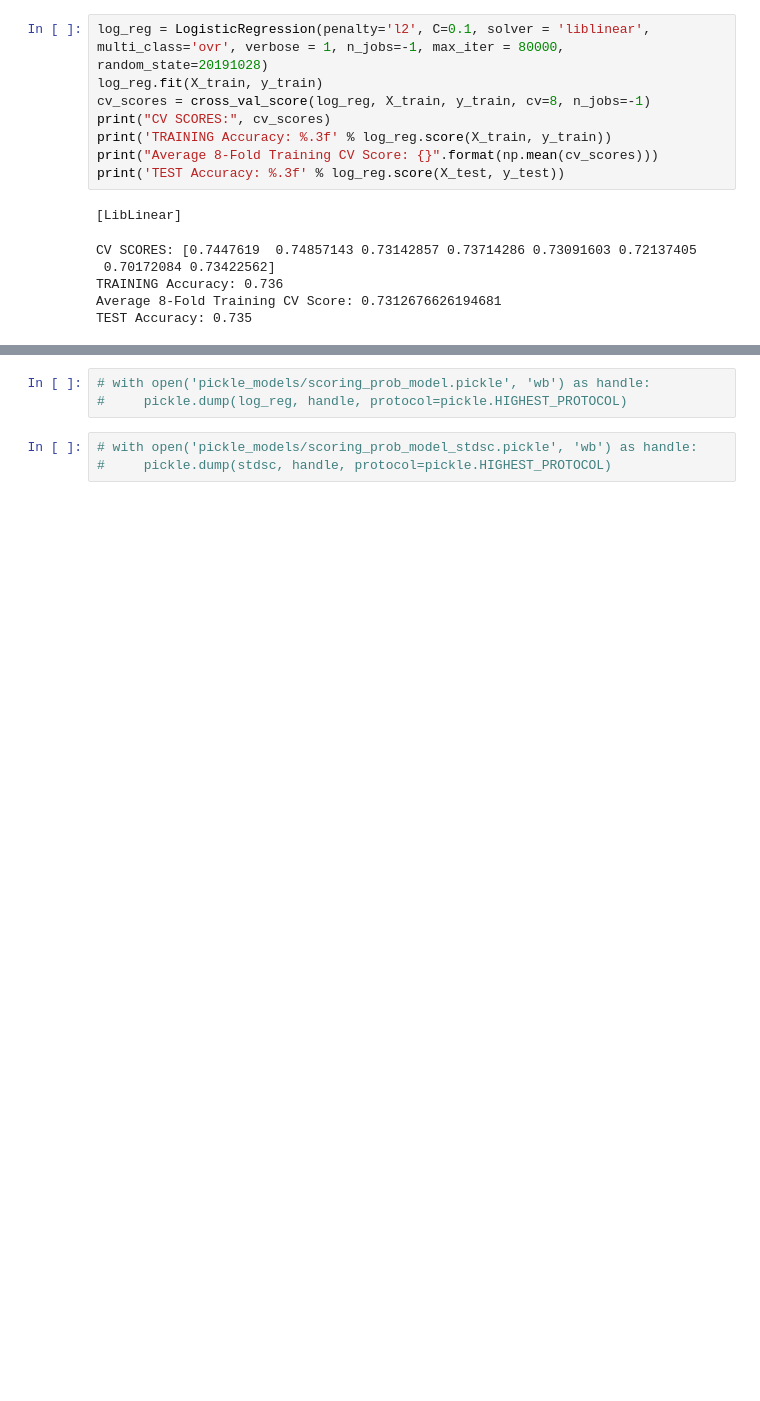
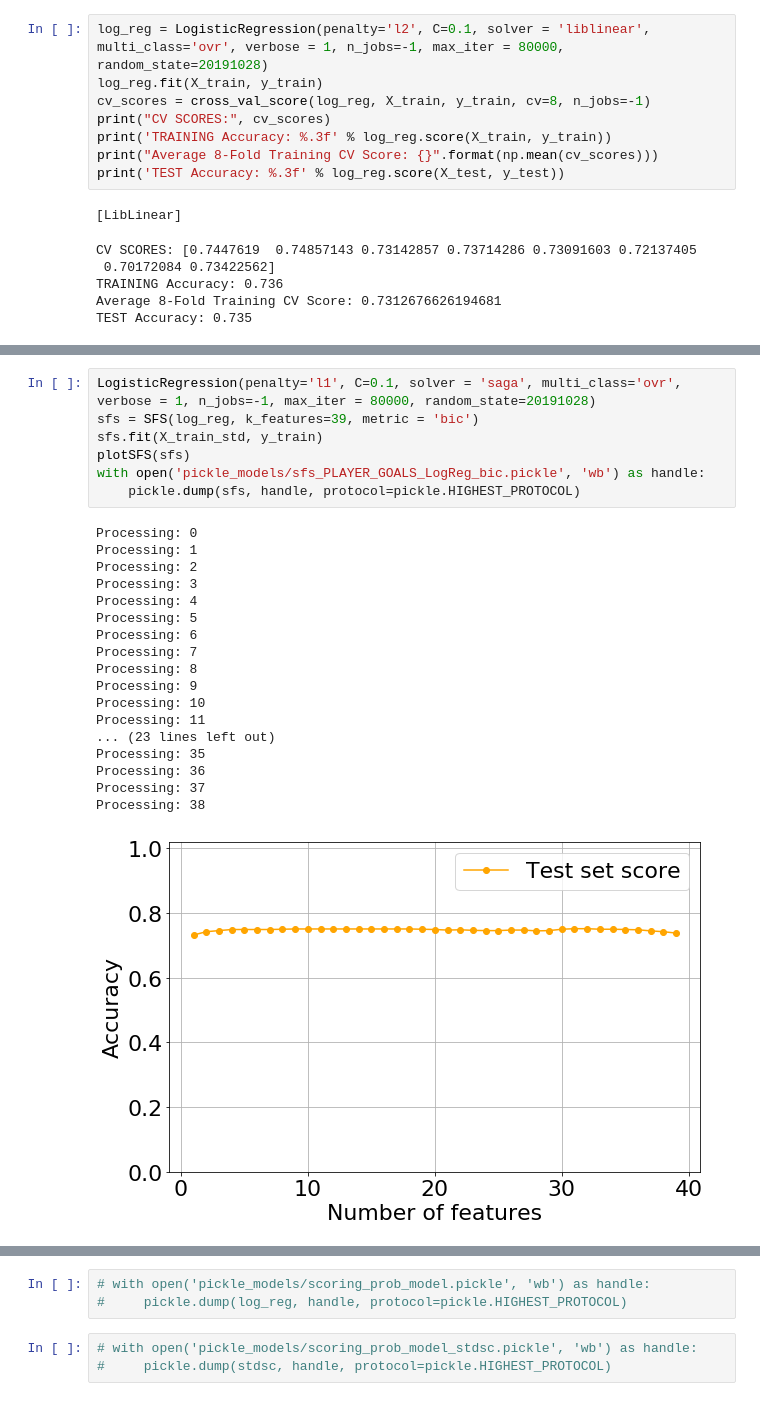
Before and after one commit to DeniSusanto/premier_league_data_mining, a Jupyter notebook: player_goal_prediction.ipynb, the cells around one changed output, grey strips where cells are left out. Drawn from its saved outputs; the diff is of its cells as text; blank space fills up the shorter version.

Commit message:
model tuning

```diff
--- a/player_goal_prediction.ipynb
+++ b/player_goal_prediction.ipynb
@@ -522,0 +894,26 @@ TEST Accuracy: 0.756
+# %%
+LogisticRegression(penalty='l1', C=0.1, solver = 'saga', multi_class='ovr', verbose = 1, n_jobs=-1, max_iter = 80000, random_state=20191028)
+sfs = SFS(log_reg, k_features=39, metric = 'bic')
+sfs.fit(X_train_std, y_train)
+plotSFS(sfs)
+with open('pickle_models/sfs_PLAYER_GOALS_LogReg_bic.pickle', 'wb') as handle:
+    pickle.dump(sfs, handle, protocol=pickle.HIGHEST_PROTOCOL)
+# %% [output]
+Processing: 0
+Processing: 1
+Processing: 2
+Processing: 3
+Processing: 4
+Processing: 5
+Processing: 6
+Processing: 7
+Processing: 8
+Processing: 9
+Processing: 10
+Processing: 11
+... (23 lines left out)
+Processing: 35
+Processing: 36
+Processing: 37
+Processing: 38
+[figure, added]
```
Also changed, not shown: parts of 20 cells of this notebook, 11 other files.
